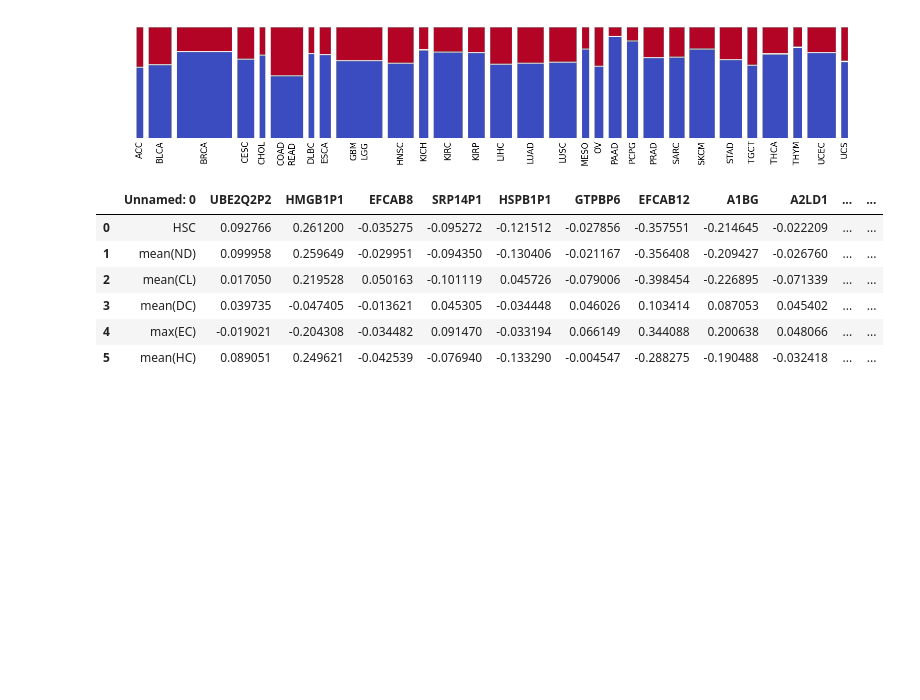
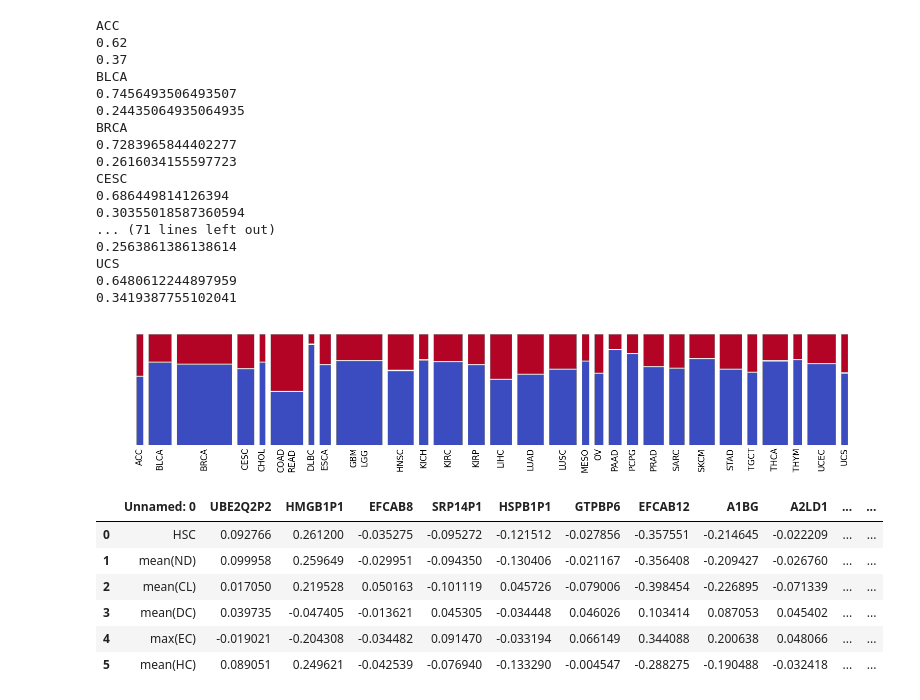
Before and after one commit to mostafajahanifar/pacman, a Jupyter notebook: playground_data_handling.ipynb, the cells around one changed output. Saved outputs shown, nothing was run; the diff lists cells and outputs as text; code cells hidden in the pictures; blank space fills up the shorter version.

```diff
--- a/playground_data_handling.ipynb
+++ b/playground_data_handling.ipynb
@@ -7,7 +7,7 @@ ALL_CANCERS = ['LIHC', 'LUSC', 'CESC', 'COADREAD', 'HNSC', 'ESCA', 'KIRC', 'GBML
        'BLCA',  'KICH', 'PCPG', 'OV', 'CHOL', 'PRAD', 'TGCT',
        'THCA', 'MESO', 'SARC', 'THYM', 'ACC', 'DLBC', 'UCS']
 
-df = pd.read_csv('/mnt/gpfs01/lsf-workspace/u2070124/Data/Data/pancancer/tcga_features_final_ClusterByCancerNew_withAtypical.csv')
+df = pd.read_csv('/mnt/gpfs01/lsf-workspace/u2070124/Data/Data/pancancer/tcga_features_final_ClusterByCancerNew.csv')
 df["type"] = df["type"].replace(["GBM", "LGG"], "GBMLGG")
 df["type"] = df["type"].replace(["COAD", "READ"], "COADREAD")
 df = df[df["type"].isin(ALL_CANCERS)]
@@ -59,6 +59,7 @@ for n, c in enumerate(bar_widths):
 # Plot stacked bars
 for i, (type_name, row) in enumerate(type_temp_distribution.iterrows()):
     bottom = 0
+    print(type_name)
     for j, temp in enumerate(row.index):
         height = row[temp] - gap_size / len(row.index)
         ax.bar(
@@ -70,37 +71,55 @@ for i, (type_name, row) in enumerate(type_temp_distribution.iterrows()):
             linewidth=0.5
         )
         bottom += height + gap_size
+        print(height)
 
 # Wrap type names longer than 4 characters
 def wrap_label(label, width=4):
     if label=="GBMLGG":
         return "GBM\nLGG"
     return '\n'.join([label[i:i+width] for i in range(0, len(label), width)])
 
 wrapped_labels = [wrap_label(label) for label in type_temp_distribution.index]
 
 # Add type labels below the bars
 for i, type_name in enumerate(type_temp_distribution.index):
     wrapped_label = wrap_label(type_name)
     ax.text(x_positions[i], -0.02, wrapped_label, ha='center', va='top', fontsize=12, rotation=90)
 
 # Remove the box, axis, and ticks
 ax.spines['top'].set_visible(False)
 ax.spines['right'].set_visible(False)
 ax.spines['left'].set_visible(False)
 ax.spines['bottom'].set_visible(False)
 ax.yaxis.set_ticks([])
 ax.xaxis.set_ticks([])
 ax.xaxis.set_ticks_position('none')
 
 plt.xlabel('')
 plt.ylabel('')
 # plt.title('Distribution of Temperatures within Different Types', fontsize=14, pad=20)
 
-plt.savefig("results_final/landscape/hot-cold-distribution.png", dpi=600, bbox_inches = 'tight', pad_inches = 0.01)
-plt.savefig("results_final/landscape/hot-cold-distribution.pdf", dpi=600, bbox_inches = 'tight', pad_inches = 0.01)
+plt.savefig("results_final_all/landscape/hot-cold-distribution.png", dpi=600, bbox_inches = 'tight', pad_inches = 0.01)
+plt.savefig("results_final_all/landscape/hot-cold-distribution.pdf", dpi=600, bbox_inches = 'tight', pad_inches = 0.01)
 # %% [output]
+ACC
+0.62
+0.37
+BLCA
+0.7456493506493507
+0.24435064935064935
+BRCA
+0.7283965844402277
+0.2616034155597723
+CESC
+0.686449814126394
+0.30355018587360594
+... (71 lines left out)
+0.2563861386138614
+UCS
+0.6480612244897959
+0.3419387755102041
-[figure, old version]
+[figure, new version]
 # %%
 import pandas as pd
 
```
Also changed, not shown: parts of 5 cells of this notebook, 21 other files.
